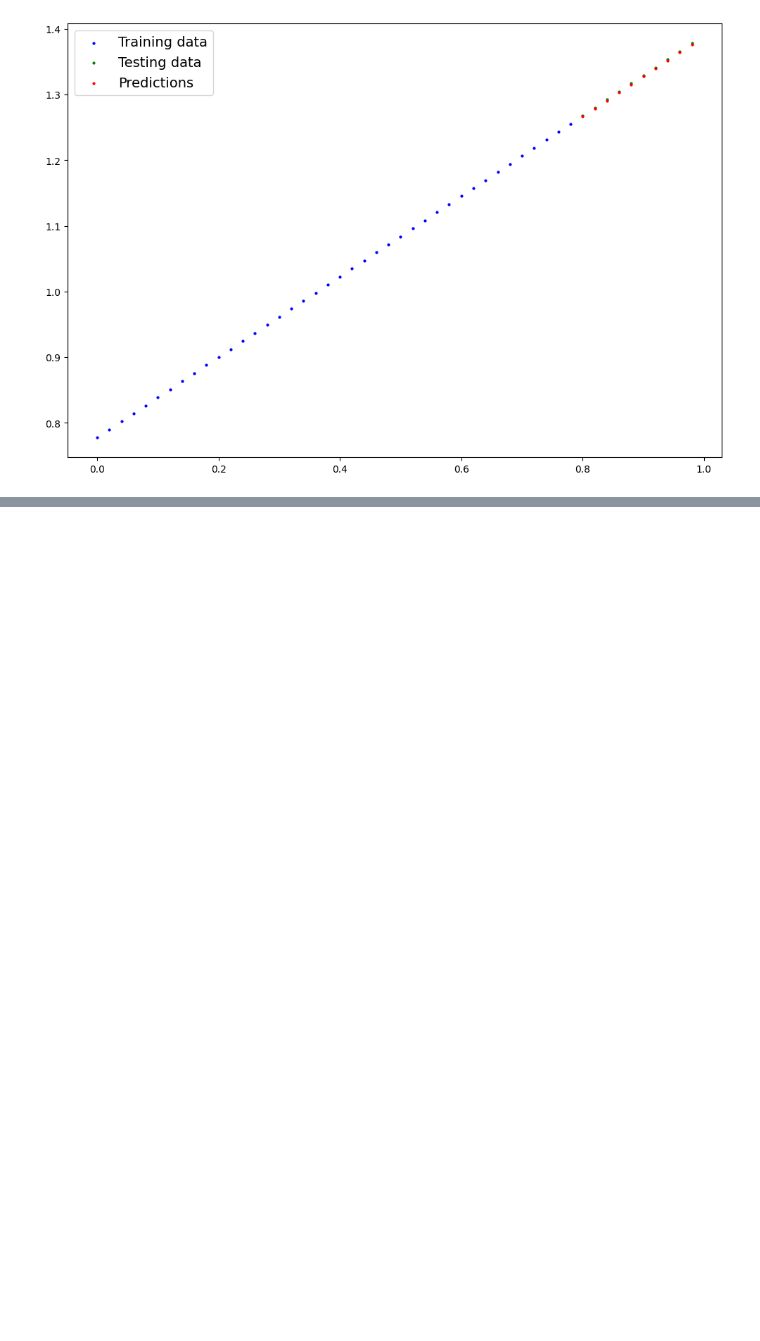
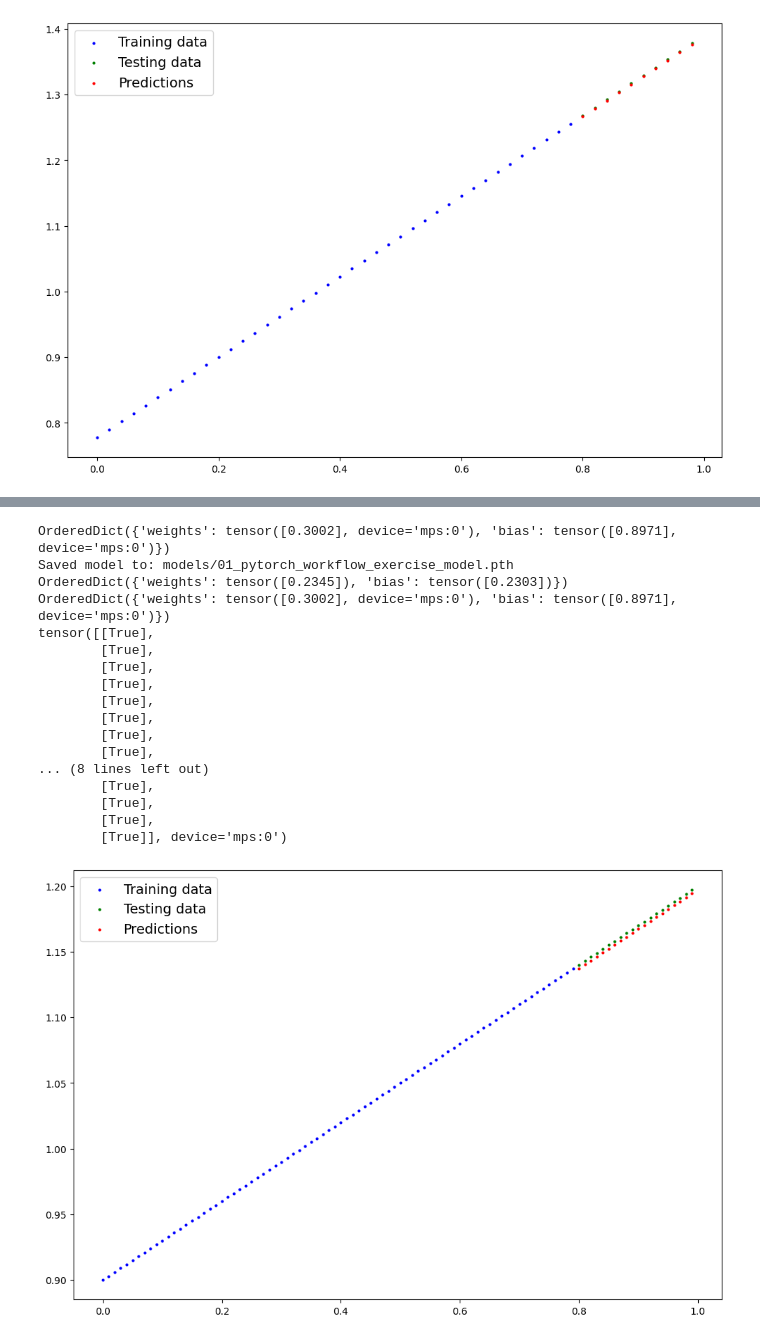
Before and after one commit to Zireael26/pytorch-deep-learning, a Jupyter notebook: my_notebooks/01_pytorch_workflow.ipynb, the cells around one changed output, grey strips where cells are left out. Drawn from its saved outputs; the diff is of its cells as text; code cells hidden in the pictures; blank space fills up the shorter version.

```diff
--- a/my_notebooks/01_pytorch_workflow.ipynb
+++ b/my_notebooks/01_pytorch_workflow.ipynb
@@ -536,0 +667,52 @@ tensor([[True],
+# %%
+print(ex_model.state_dict())
+
+from pathlib import Path
+
+# 1. Create the models directory
+MODEL_PATH = Path("models")
+
+# 2. Create a model save path
+MODEL_NAME = "01_pytorch_workflow_exercise_model.pth"
+MODEL_SAVE_PATH = MODEL_PATH / MODEL_NAME
+
+# 3. Save the model state dict
+torch.save(obj=ex_model.state_dict(), f=MODEL_SAVE_PATH)
+print(f"Saved model to: {MODEL_SAVE_PATH}")
+
+# Loading the model
+# 1. Create a new instance of the model class
+loaded_ex_model = LinearRegressionModelExercise()
+print(loaded_ex_model.state_dict())
+
+# 2. Load the state dict from the saved model file
+loaded_ex_model.load_state_dict(torch.load(MODEL_SAVE_PATH))
+loaded_ex_model.to(device)
+print(loaded_ex_model.state_dict())
+
+# 3. Evaluate the loaded model
+with torch.inference_mode():
+    loaded_ex_model.eval()
+    y_preds_loaded = loaded_ex_model(X_test)
+    y_preds = ex_model(X_test)
+    print(torch.eq(y_preds, y_preds_loaded))
+    plot_predictions(X_train.cpu(), y_train.cpu(), X_test.cpu(), y_test.cpu(), y_preds_loaded.cpu())
+# %% [output]
+OrderedDict({'weights': tensor([0.3002], device='mps:0'), 'bias': tensor([0.8971], device='mps:0')})
+Saved model to: models/01_pytorch_workflow_exercise_model.pth
+OrderedDict({'weights': tensor([0.2345]), 'bias': tensor([0.2303])})
+OrderedDict({'weights': tensor([0.3002], device='mps:0'), 'bias': tensor([0.8971], device='mps:0')})
+tensor([[True],
+        [True],
+        [True],
+        [True],
+        [True],
+        [True],
+        [True],
+        [True],
+... (8 lines left out)
+        [True],
+        [True],
+        [True],
+        [True]], device='mps:0')
+[figure, added]
```
Also changed, not shown: parts of 5 cells of this notebook, 1 other file.
